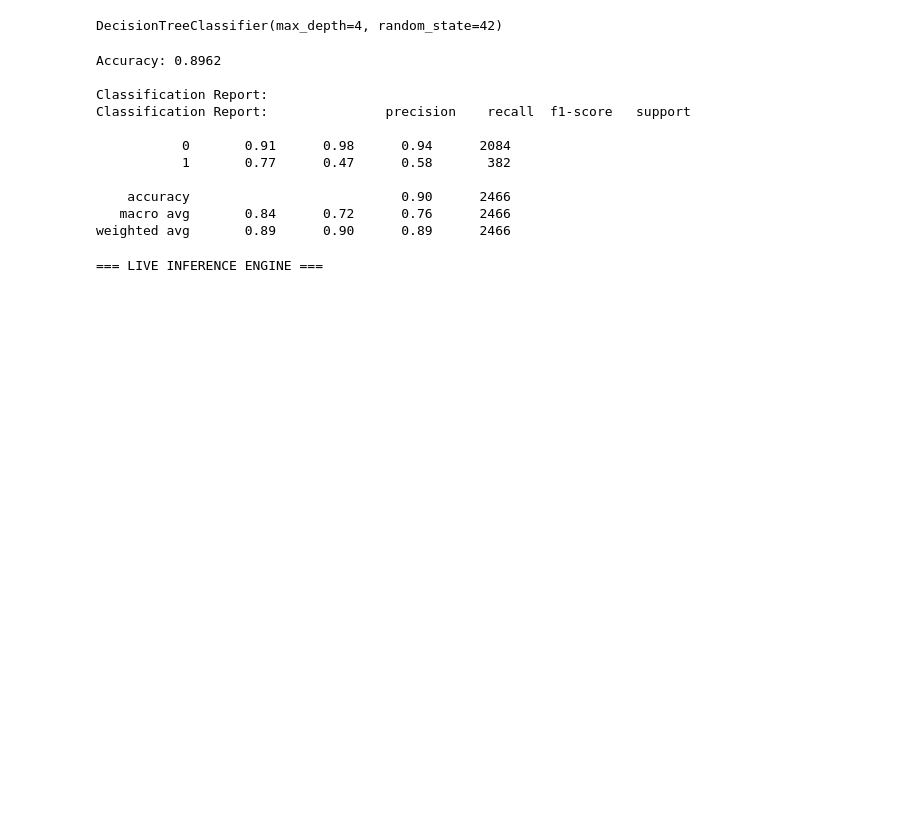
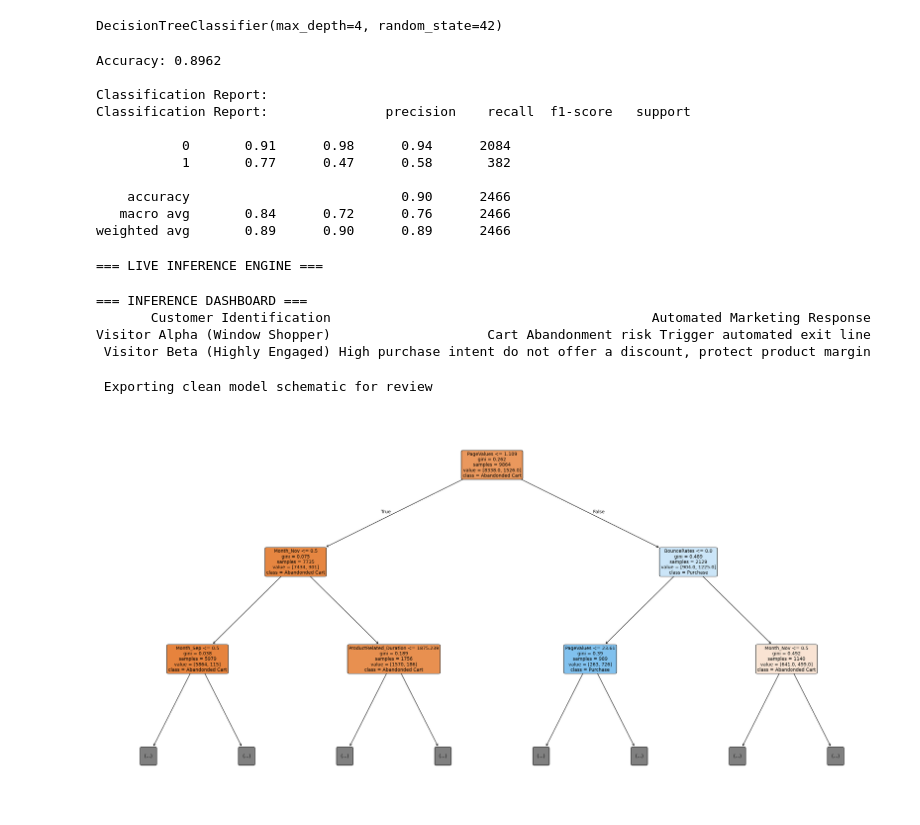
Before and after one commit to gyr0byte/Enrichment-Class--AI-ML-, a Jupyter notebook: Week_04/4_Decision_tress_k_means.ipynb, the cells around one changed output. Saved outputs shown, nothing was run; the diff lists cells and outputs as text; code cells hidden in the pictures; blank space fills up the shorter version.

```diff
--- a/Week_04/4_Decision_tress_k_means.ipynb
+++ b/Week_04/4_Decision_tress_k_means.ipynb
@@ -80,0 +83,30 @@ inference_dashboard = pd.DataFrame({
+# %%
+print("\n=== INFERENCE DASHBOARD ===")
+print(inference_dashboard[['Customer Identification', 'Automated Marketing Response']].to_string(index=False))
+# %% [output]
+=== INFERENCE DASHBOARD ===
+       Customer Identification                                         Automated Marketing Response
+Visitor Alpha (Window Shopper)                    Cart Abandonment risk Trigger automated exit line
+ Visitor Beta (Highly Engaged) High purchase intent do not offer a discount, protect product margin
+# %%
+# Diagnosis Architecture Visualization
+
+print("\n Exporting clean model schematic for review")
+
+plt.figure(figsize=(24,12))
+plot_tree(
+    clf_tree,
+    feature_names=TRAINING_FEATURE_SCHEMA,
+    class_names=['Abandonded Cart', 'Purchase'],
+    filled=True,
+    rounded=True,
+    fontsize=10,
+    max_depth=2
+)
+plt.tight_layout()
+plt.savefig('decision_tree_model_schematic.png', dpi=300)
+plt.show()
+plt.close()
+# %% [output]
+ Exporting clean model schematic for review
+[figure, added]
```
Also changed, not shown: parts of 1 cell of this notebook, 1 other file.
